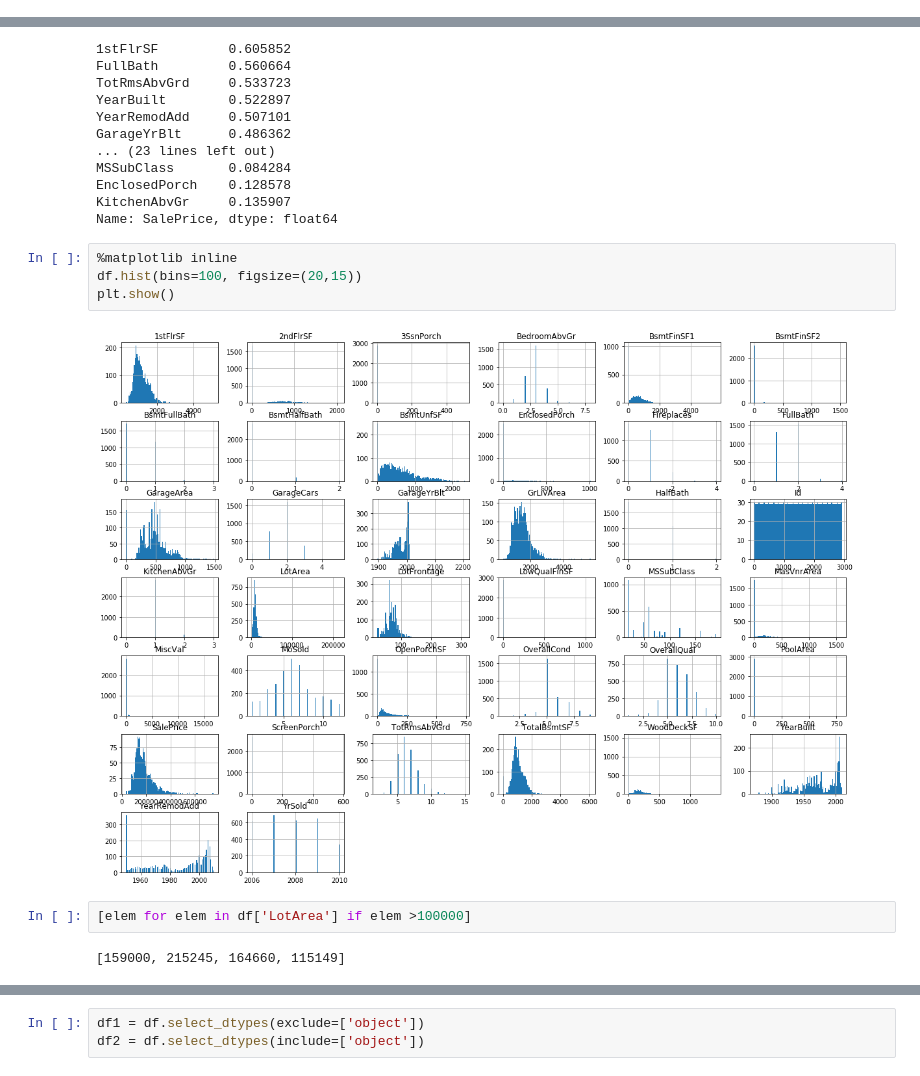
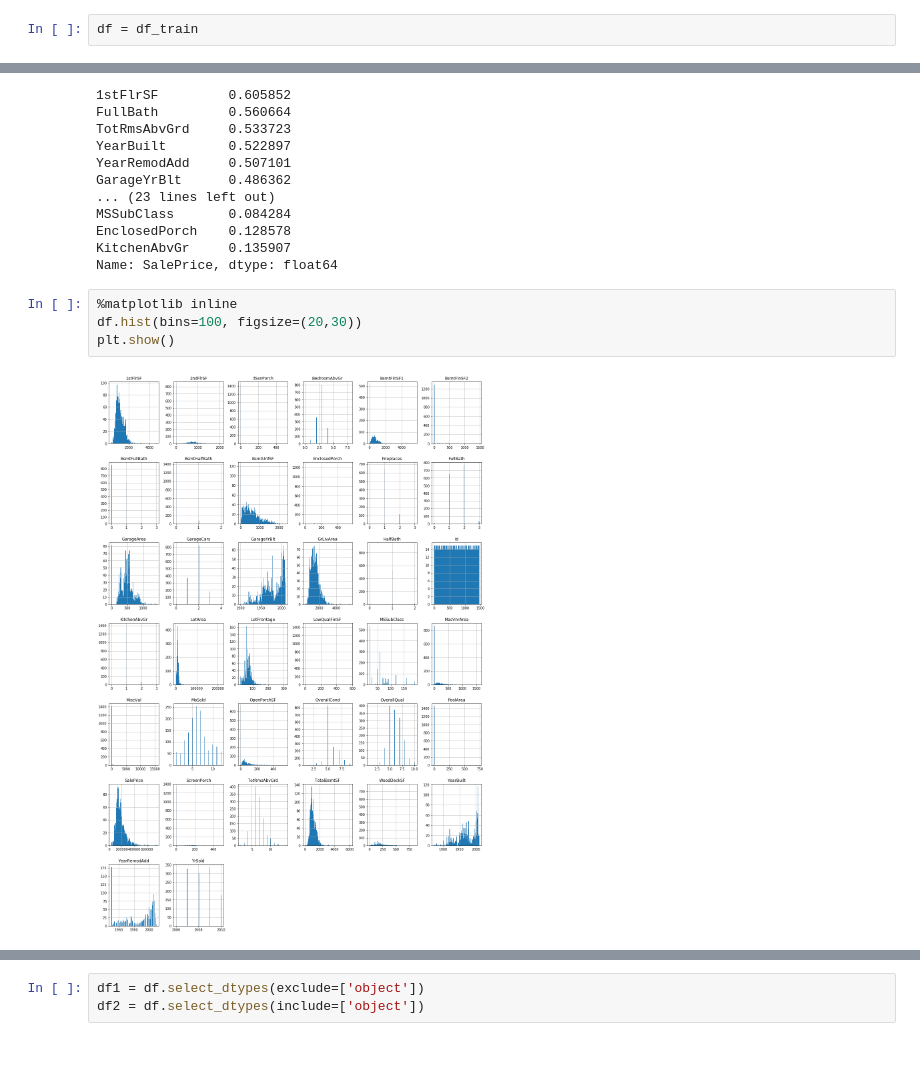
Before and after one commit to miamedra2/House-Prices, a Jupyter notebook: HackDay2.ipynb, the cells around one changed output, grey strips where cells are left out. Saved outputs shown, nothing was run; the diff lists cells and outputs as text.

```diff
--- a/HackDay2.ipynb
+++ b/HackDay2.ipynb
@@ -40,3 +44,5 @@ df = df_test.append(df_train)
+# %%
+df = df_train
 # %%
 df[df.duplicated() ==  True]
 # %% [output]
@@ -208,11 +249,7 @@ KitchenAbvGr     0.135907
 Name: SalePrice, dtype: float64
 # %%
 %matplotlib inline
-df.hist(bins=100, figsize=(20,15))
+df.hist(bins=100, figsize=(20,30))
 plt.show()
 # %% [output]
-[figure, old version]
+[figure, new version]
-# %%
-[elem for elem in df['LotArea'] if elem >100000]
-# %% [output]
-[159000, 215245, 164660, 115149]
```
Also changed, not shown: parts of 51 cells of this notebook, 1 other file.
